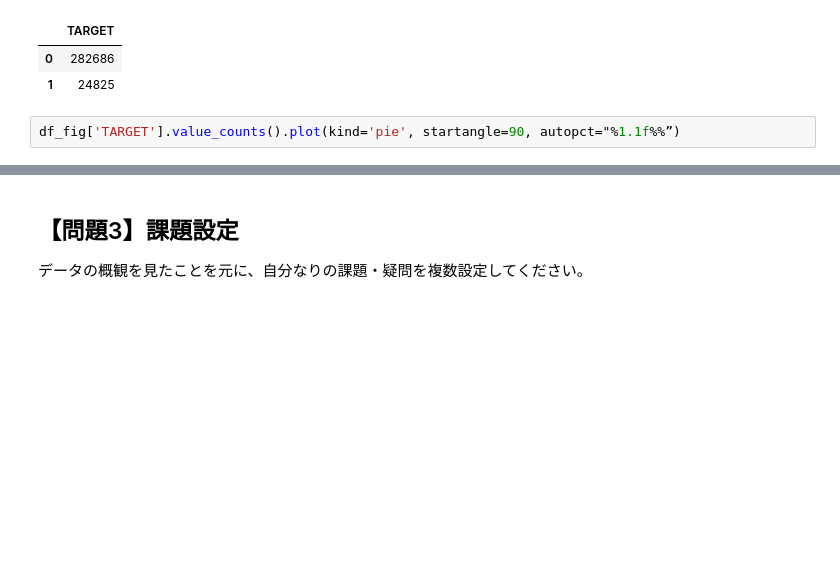
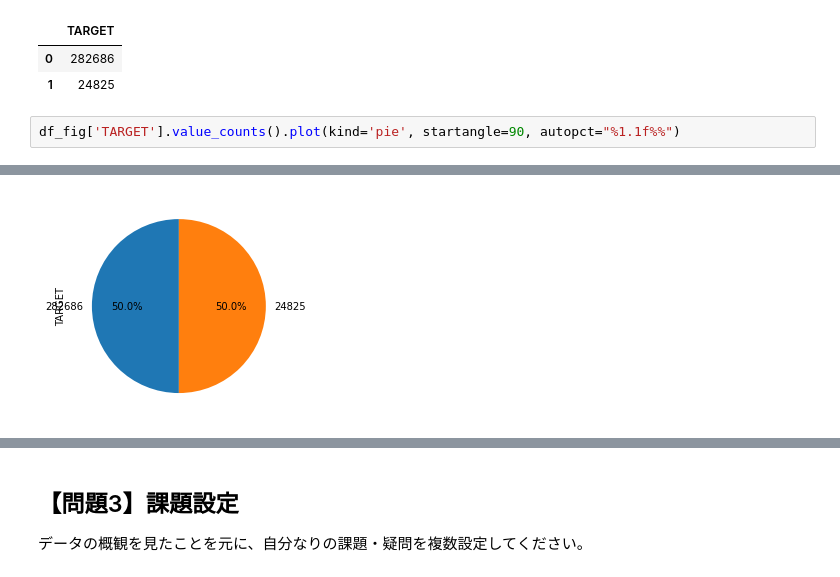
Before and after one commit to harakenken22/diveintocode-ml, a Jupyter notebook: week3_lec_trust_data.ipynb, the cells around one changed output, grey strips where cells are left out. Drawn from its saved outputs; the diff is of its cells as text; blank space fills up the shorter version.

```diff
--- a/week3_lec_trust_data.ipynb
+++ b/week3_lec_trust_data.ipynb
@@ -123,5 +187,5 @@ df_fig
 | 0 | 282686 |
 | 1 | 24825 |
 # %%
-df_fig['TARGET'].value_counts().plot(kind='pie', startangle=90, autopct="%1.1f%%”)
+df_fig['TARGET'].value_counts().plot(kind='pie', startangle=90, autopct="%1.1f%%")
 # %% [output]
@@ -129,3 +193,4 @@ SyntaxError: EOL while scanning string literal (<ipython-input-163-b21c6bd76f0e>
+[figure, added]
 # %%
 plt.pie(df_fig, labels=df_fig.TARGET, startangle=90, autopct="%1.1f%%")
 # %% [output]
```
Also changed, not shown: parts of 39 cells of this notebook.
